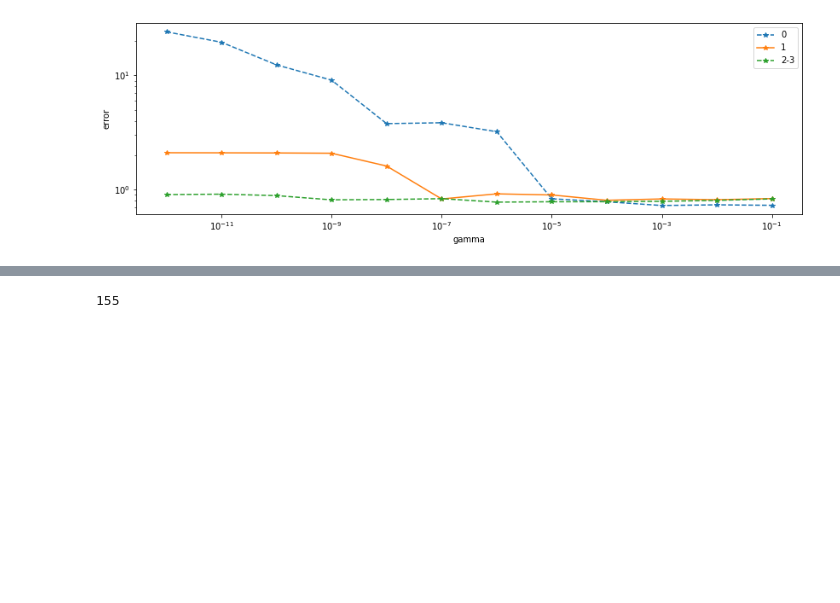
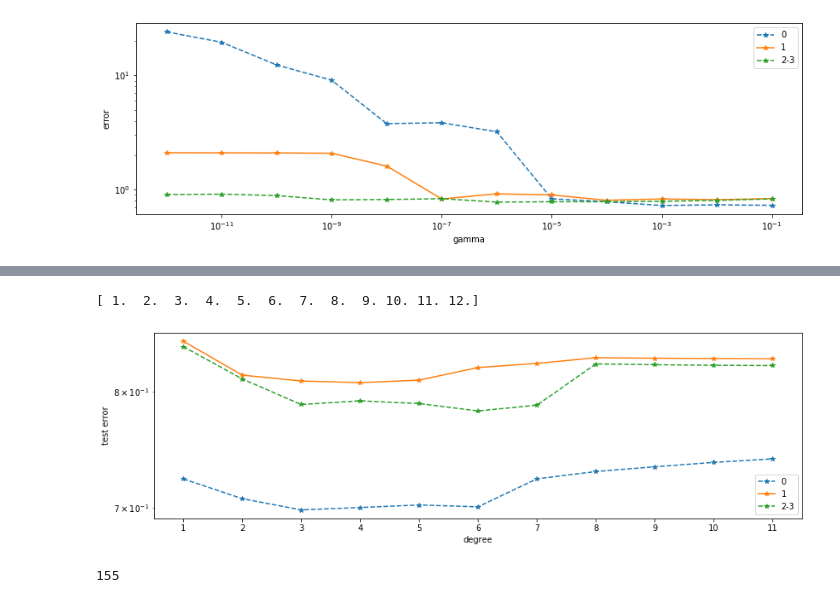
Before and after one commit to madtoinou/CS-433_HBozonClass, a Jupyter notebook: scripts/project1.ipynb, the cells around one changed output, grey strips where cells are left out. Drawn from its saved outputs; the diff is of its cells as text; code cells hidden in the pictures; blank space fills up the shorter version.

```diff
--- a/scripts/project1.ipynb
+++ b/scripts/project1.ipynb
@@ -253,6 +255,7 @@ be jet_num specific WARNING"""
 #remove the jet_num column -> change the shape of the training set
 pred_0, pred_1, pred_2, dat_0, dat_1, dat_2, inds_0, inds_1, inds_2 = split_jet_num(y,tX)
 
+
 print(dat_0[1,-3:])
 print(dat_1[1,-3:])
 print(dat_2[1,-3:])
@@ -263,7 +266,6 @@ dat_0 = cols_log_transform(dat_0)
 dat_1 = cols_log_transform(dat_1)
 dat_2 = cols_log_transform(dat_2)
 
-deg = 7
 
 """we don't have the same shape because of jet_num removal
 instead of (shape-1)*deg + 2 -> shape*deg +1"""
@@ -387,3 +548,26 @@ plt.show()
+# %%
+print(degrees)
+# %% [output]
+[ 1.  2.  3.  4.  5.  6.  7.  8.  9. 10. 11. 12.]
+# %%
+f = plt.figure(figsize=(14,14)) # change this if needed
+
+degrees = [1,2,3,4,5,6,7,8,9,10,11]
+
+#degree 1
+ax1 = f.add_subplot(311)
+ax1.plot(degrees, rmse_te_0_opt, ls="--" , marker="*", label="0")
+ax1.plot(degrees, rmse_te_1_opt, ls="-" , marker="*", label="1")
+ax1.plot(degrees, rmse_te_2_opt, ls="--" , marker="*", label="2-3")
+
+plt.xlabel("degree")
+plt.xticks([1,2,3,4,5,6,7,8,9,10,11])
+plt.ylabel("test error")
+plt.yscale("log")
+plt.legend()
+plt.show()
+# %% [output]
+[figure, added]
 # %%
 from implementations import *
 seed = 746183561
```
Also changed, not shown: parts of 4 cells of this notebook.
